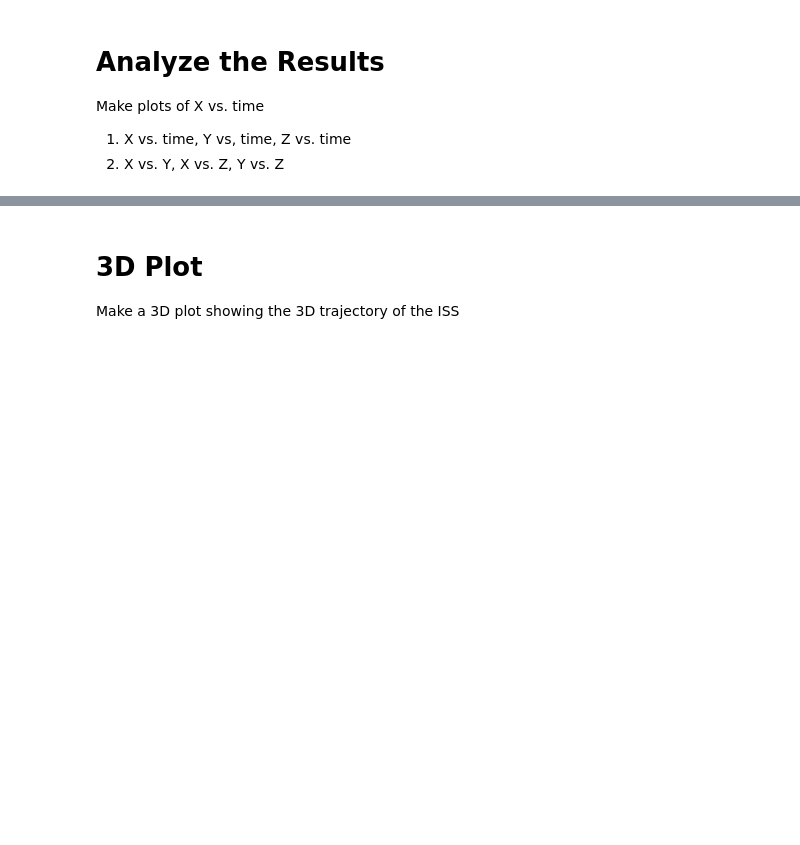
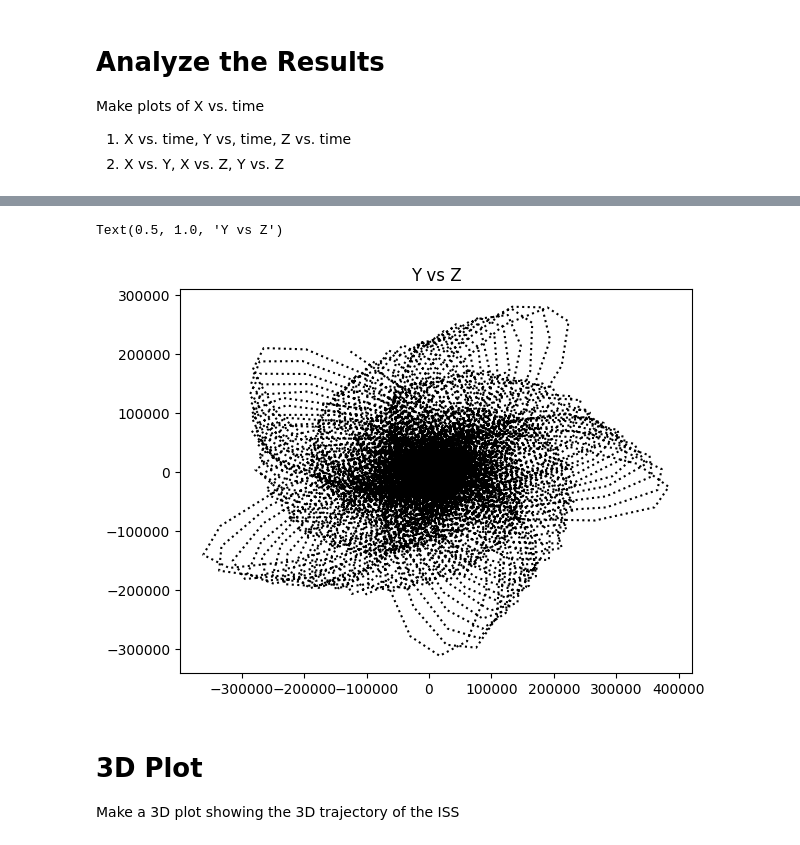
Before and after one commit to Tsclonetrooper/Phys-3511-Fall24, a Jupyter notebook: Module02/InClass/In-Class-Book-Orbits.ipynb, the cells around one changed output, grey strips where cells are left out. Cells and saved outputs as stored; diff of their text form; code cells hidden in the pictures; blank space fills up the shorter version.

```diff
--- a/Module02/InClass/In-Class-Book-Orbits.ipynb
+++ b/Module02/InClass/In-Class-Book-Orbits.ipynb
@@ -71,3 +128,11 @@ Make plots of X vs. time
+# %%
+fig = plt.figure('z vs y')
+axesz = fig.add_axes([0.2,0.2,0.8,0.8])
+axesz.plot(y,z,':k',label=r'$Scipy (RK45)$')
+axesz.set_title('Y vs Z')
+# %% [output]
+Text(0.5, 1.0, 'Y vs Z')
+[figure, added]
 # %% [markdown]
 # 3D Plot
 
```
Also changed, not shown: parts of 7 cells of this notebook.
